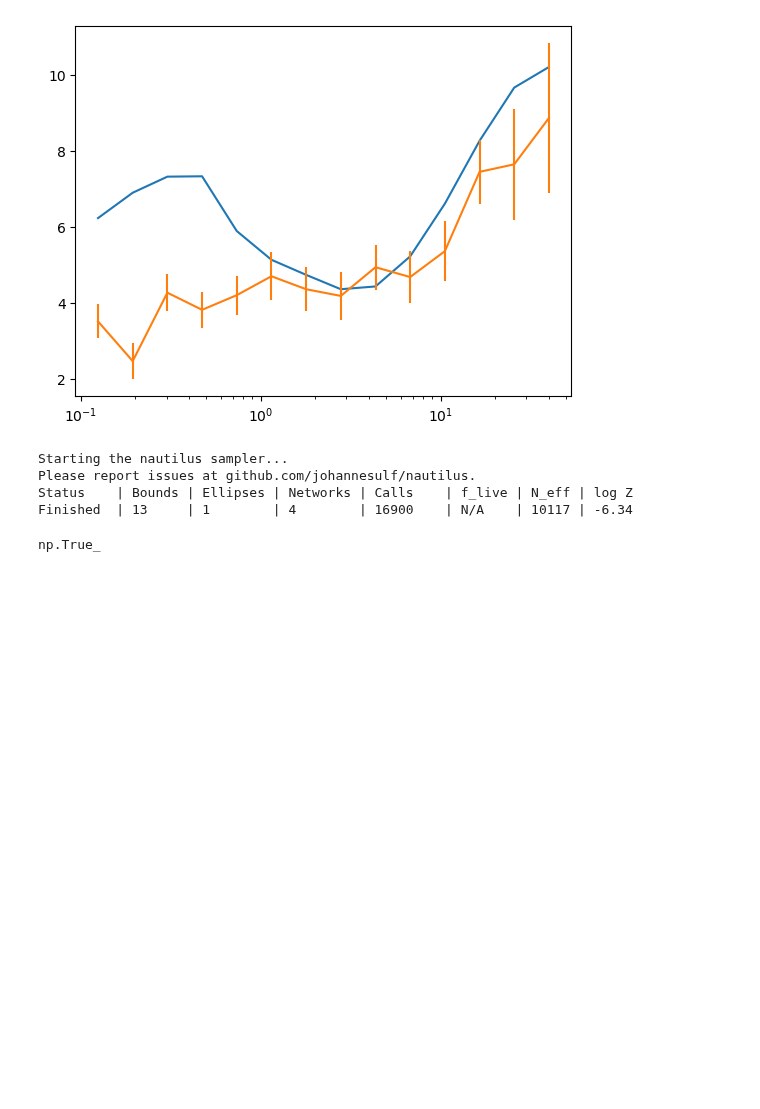
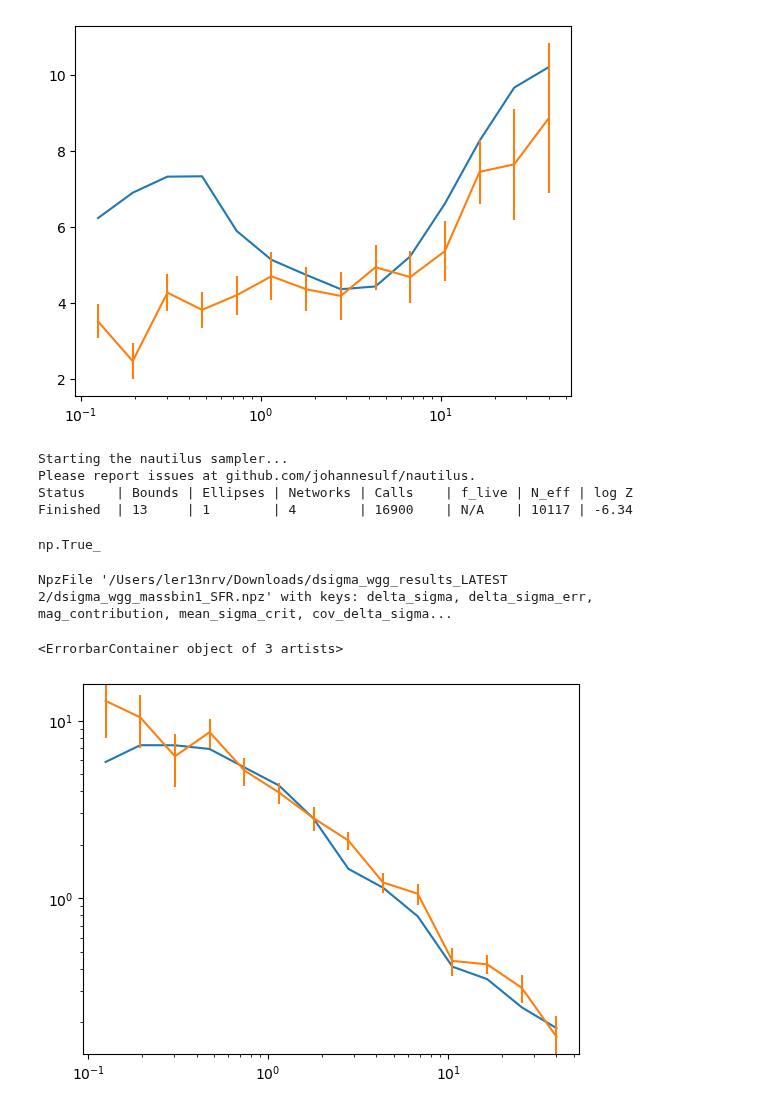
Before and after one commit to rpaviot/NRV_HOD, a Jupyter notebook: Untitled (2).ipynb, the cells around one changed output. Cells and saved outputs as stored; diff of their text form; code cells hidden in the pictures; blank space fills up the shorter version.

```diff
--- a/Untitled (2).ipynb
+++ b/Untitled (2).ipynb
@@ -4378,3 +4433,17 @@ np.True_
 # %%
 M = np.geomspace(1e9,1e13,200)
 log10M = np.log10(M*0.7)
+# %%
+cat1 = np.load('/Users/ler13nrv/Downloads/dsigma_wgg_results_LATEST 2/dsigma_wgg_massbin1_SFR.npz')
+# %%
+cat1
+# %% [output]
+NpzFile '/Users/ler13nrv/Downloads/dsigma_wgg_results_LATEST 2/dsigma_wgg_massbin1_SFR.npz' with keys: delta_sigma, delta_sigma_err, mag_contribution, mean_sigma_crit, cov_delta_sigma...
+# %%
+cat2 = np.load('/Users/ler13nrv/Downloads/dsigma_wgg_results_LATEST 2/dsigma_wgg_massbin1_GMM.npz')
+# %%
+plt.loglog(cat2['rp_delta_sigma'],cat1['delta_sigma'])
+plt.errorbar(cat2['rp_delta_sigma'],cat2['delta_sigma'],yerr=cat2['delta_sigma_err'])
+# %% [output]
+<ErrorbarContainer object of 3 artists>
+[figure, added]
```
Also changed, not shown: parts of 73 cells of this notebook, 15 other files.
